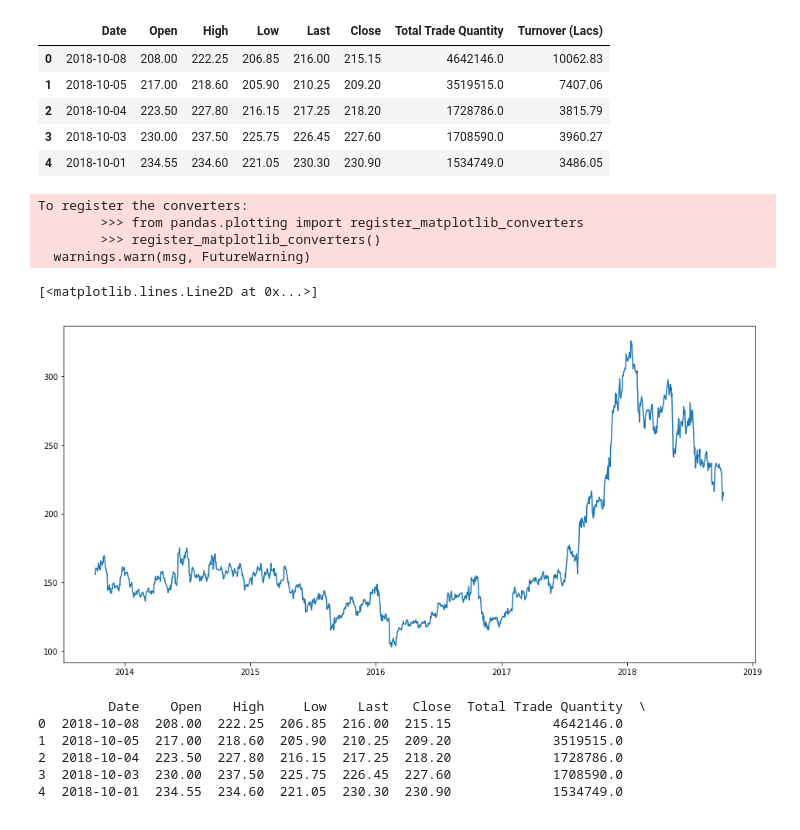
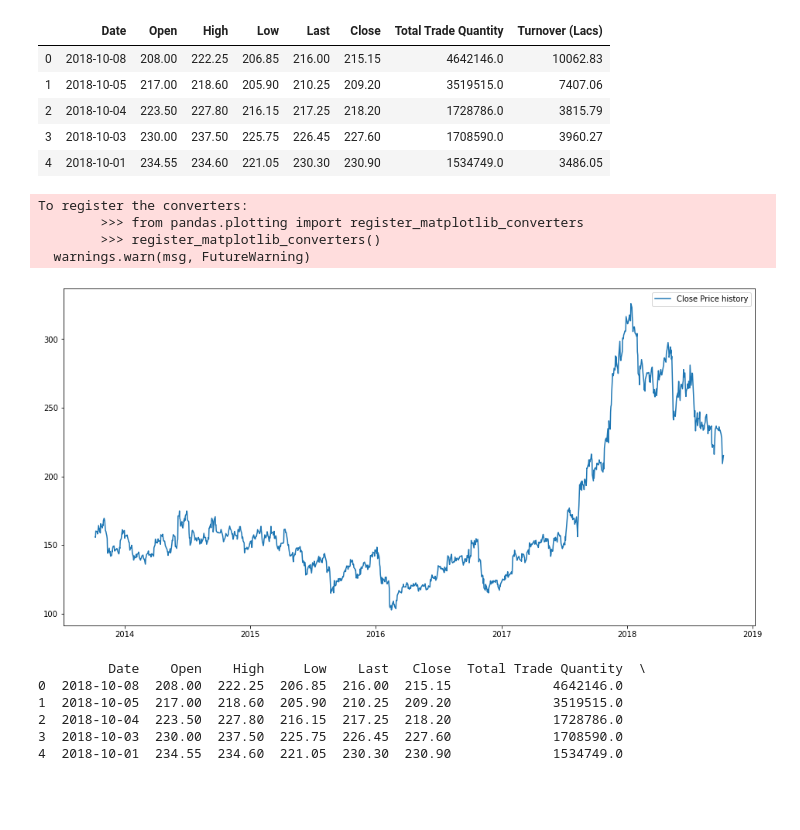
Before and after one commit to narrendran/Udacity-Capstone, a Jupyter notebook: main_code.ipynb, the cells around one changed output. Cells and saved outputs as stored; diff of their text form; code cells hidden in the pictures; blank space fills up the shorter version.

```diff
--- a/main_code.ipynb
+++ b/main_code.ipynb
@@ -46,14 +46,15 @@ df.index = df['Date']
 # %%
 #plot
 plt.figure(figsize=(16,8))
 plt.plot(df['Close'], label='Close Price history')
+plt.legend()
+plt.show()
 # %% [output]
 To register the converters:
         >>> from pandas.plotting import register_matplotlib_converters
         >>> register_matplotlib_converters()
   warnings.warn(msg, FutureWarning)
-[<matplotlib.lines.Line2D at 0x...>]
-[figure, old version]
+[figure, new version]
 # %%
 # importing libraries
 import pandas as pd
```
Also changed, not shown: parts of 18 cells of this notebook.
